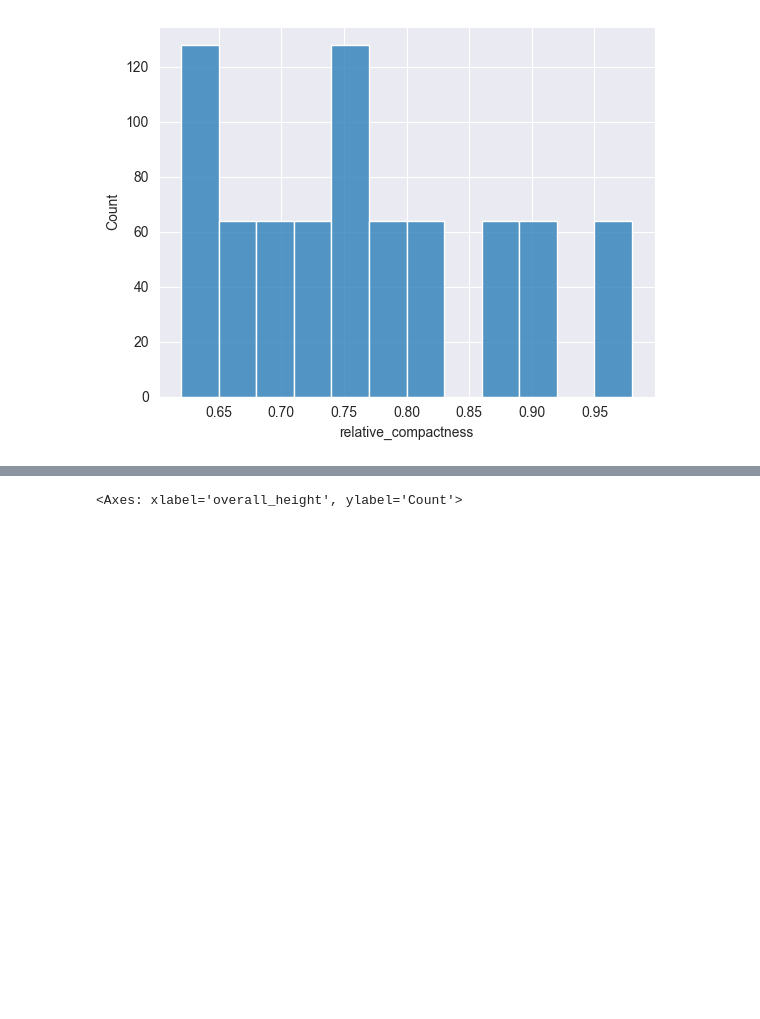
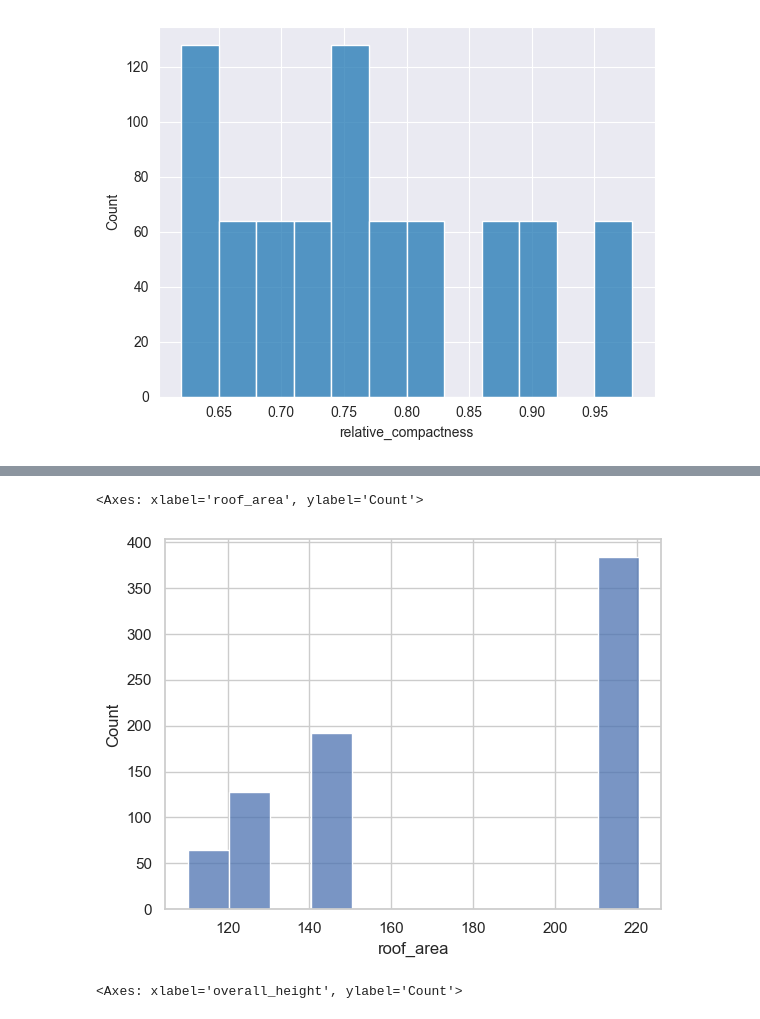
Before and after one commit to wimphil/machine_learning_group_11, a Jupyter notebook: exercise_0/analyze_energy_efficency_dataset.ipynb, the cells around one changed output, grey strips where cells are left out. Drawn from its saved outputs; the diff is of its cells as text; code cells hidden in the pictures; blank space fills up the shorter version.

```diff
--- a/exercise_0/analyze_energy_efficency_dataset.ipynb
+++ b/exercise_0/analyze_energy_efficency_dataset.ipynb
@@ -45,3 +93,8 @@ sns.histplot(df, x='relative_compactness')
+# %%
+sns.histplot(df, x='roof_area')
+# %% [output]
+<Axes: xlabel='roof_area', ylabel='Count'>
+[figure, added]
 # %%
 sns.histplot(df, x='overall_height')
 # %% [output]
```
Also changed, not shown: parts of 10 cells of this notebook.
